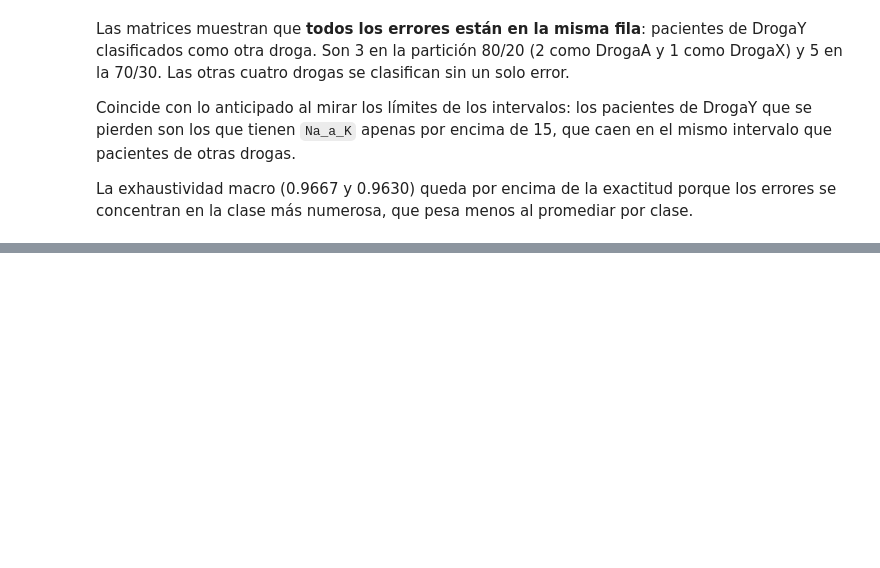
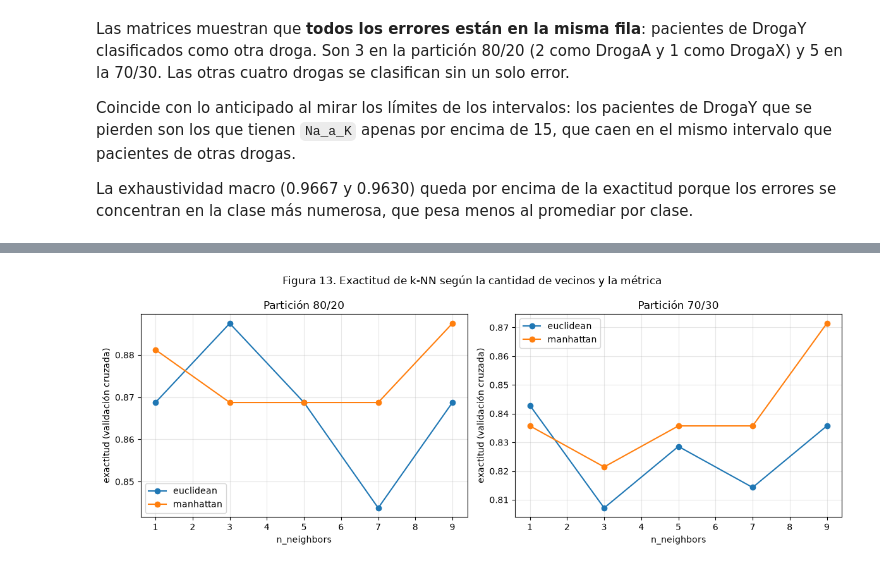
Before and after one commit to frankoespa/tuia-mineria-de-datos, a Jupyter notebook: tp2/tp2_mineria_renna_esparza.ipynb, the cells around one changed output, grey strips where cells are left out. Saved outputs shown, nothing was run; the diff lists cells and outputs as text; code cells hidden in the pictures; blank space fills up the shorter version.

```diff
--- a/tp2/tp2_mineria_renna_esparza.ipynb
+++ b/tp2/tp2_mineria_renna_esparza.ipynb
@@ -1042,0 +1050,18 @@ La exhaustividad macro (0.9667 y 0.9630) queda por encima de la exactitud porque
+# %%
+grilla_knn = {"n_neighbors": [1, 3, 5, 7, 9],
+              "metric": ["euclidean", "manhattan"]}
+
+busquedas_knn = {}
+for nombre, (_, _, ytrn, _, Xtrn_std, _) in particiones_pac.items():
+    busqueda = GridSearchCV(KNeighborsClassifier(), grilla_knn, cv=5, scoring="accuracy")
+    busqueda.fit(Xtrn_std, ytrn)
+    busquedas_knn[nombre] = busqueda
+    print(f"{nombre} -> {busqueda.best_params_} | exactitud de validación cruzada: {busqueda.best_score_:.4f}")
+
+resultados_knn = pd.DataFrame(busquedas_knn["80/20"].cv_results_)
+
+print()
+print("Tabla 21. Combinaciones evaluadas en la partición 80/20")
+resultados_knn.sort_values("rank_test_score")[
+    ["param_n_neighbors", "param_metric", "mean_test_score"]
+].round(4)
@@ -1042,0 +1088,19 @@ La exhaustividad macro (0.9667 y 0.9630) queda por encima de la exactitud porque
+# %%
+fig, axes = plt.subplots(nrows=1, ncols=2, figsize=(12, 4.5))
+
+for ax, (nombre, busqueda) in zip(axes, busquedas_knn.items()):
+    tabla = pd.DataFrame(busqueda.cv_results_)
+    for metrica in ["euclidean", "manhattan"]:
+        sub = tabla[tabla["param_metric"] == metrica].sort_values("param_n_neighbors")
+        ax.plot(sub["param_n_neighbors"], sub["mean_test_score"], "o-", label=metrica)
+    ax.set_xlabel("n_neighbors")
+    ax.set_ylabel("exactitud (validación cruzada)")
+    ax.set_title(f"Partición {nombre}")
+    ax.legend()
+    ax.grid(alpha=0.3)
+
+plt.suptitle("Figura 13. Exactitud de k-NN según la cantidad de vecinos y la métrica")
+plt.tight_layout()
+plt.show()
+# %% [output]
+[figure, added]
```
Also changed, not shown: parts of 17 cells of this notebook, 2 other files.
